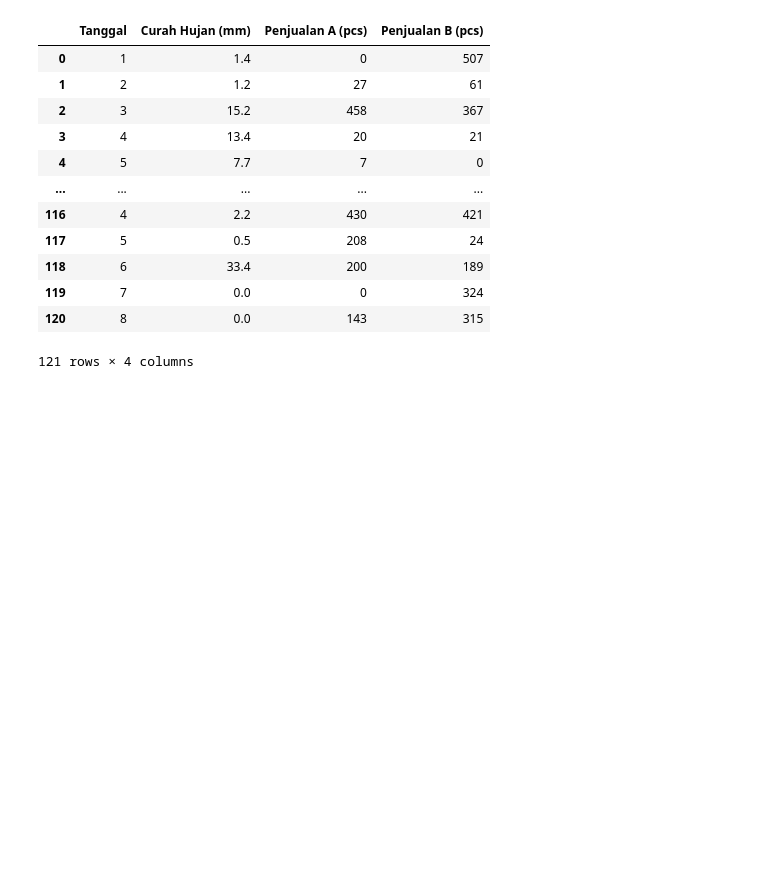
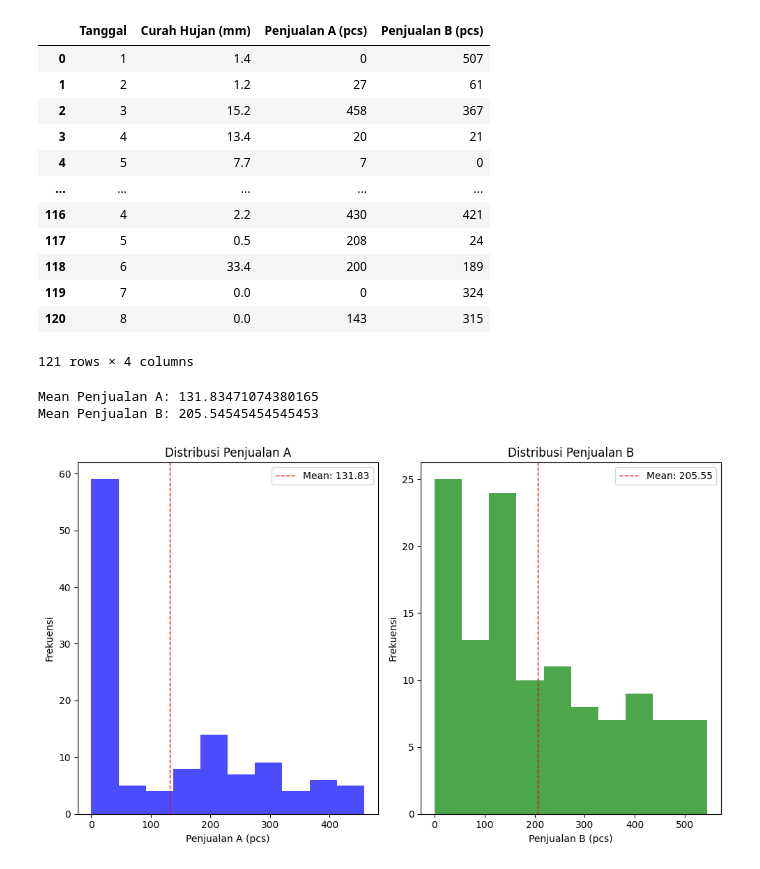
Before and after one commit to HikariReiziq/Coding-Task-1-A-046-061-079-123, a Jupyter notebook: Deskripsi-Data.ipynb, the cells around one changed output. Drawn from its saved outputs; the diff is of its cells as text; code cells hidden in the pictures; blank space fills up the shorter version.

Commit message:
Melakukan Kalkulasi
Melakukan analisis ukuran pemusatan dan persebaran (mean, median, modus, range, IQR, varian)

```diff
--- a/Deskripsi-Data.ipynb
+++ b/Deskripsi-Data.ipynb
@@ -22,0 +30,50 @@ dataset
+# %%
+import matplotlib.pyplot as plt  # untuk visualisasi data
+
+# Asumsi 'dataset' sudah didefinisikan sebelumnya dan berisi kolom 'Penjualan A (pcs)' dan 'Penjualan B (pcs)'
+penjualan_B, penjualan_B = dataset['Penjualan A (pcs)']
+penjualan_B = dataset['Penjualan B (pcs)']
+
+def calc_mean(penjualan_A, penjualan_B):
+    # Hitung mean masing-masing variabel
+    mean_A = sum(penjualan_A) / len(penjualan_A)
+    mean_B = sum(penjualan_B) / len(penjualan_B)
+
+    # Tampilkan hasil
+    print(f"Mean Penjualan A: {mean_A}")
+    print(f"Mean Penjualan B: {mean_B}")
+
+    # Kembalikan hasil jika diperlukan
+    return mean_A, mean_B
+
+# Panggil fungsi calc_mean dengan dua variabel
+mean_A, mean_B = calc_mean(penjualan_B, penjualan_B, penjualan_B)
+
+# Visualisasi Data
+plt.figure(figsize=(10, 6))
+
+# Plot distribusi Penjualan A
+plt.subplot(1, 2, 1)  # 1 baris, 2 kolom, plot 1
+plt.hist(penjualan_B, penjualan_B, bins=10, color='blue', alpha=0.7)
+plt.axvline(mean_A, color='red', linestyle='dashed', linewidth=1)
+plt.title('Distribusi Penjualan A')
+plt.xlabel('Penjualan A (pcs)')
+plt.ylabel('Frekuensi')
+plt.legend([f'Mean: {mean_A:.2f}'])
+
+# Plot distribusi Penjualan B
+plt.subplot(1, 2, 2)  # 1 baris, 2 kolom, plot 2
+plt.hist(penjualan_B, bins=10, color='green', alpha=0.7)
+plt.axvline(mean_B, color='red', linestyle='dashed', linewidth=1)
+plt.title('Distribusi Penjualan B')
+plt.xlabel('Penjualan B (pcs)')
+plt.ylabel('Frekuensi')
+plt.legend([f'Mean: {mean_B:.2f}'])
+
+# Tampilkan visualisasi
+plt.tight_layout()
+plt.show()
+# %% [output]
+Mean Penjualan A: 131.83471074380165
+Mean Penjualan B: 205.54545454545453
+[figure, added]
```
Also changed, not shown: parts of 9 cells of this notebook, 2 other files.
